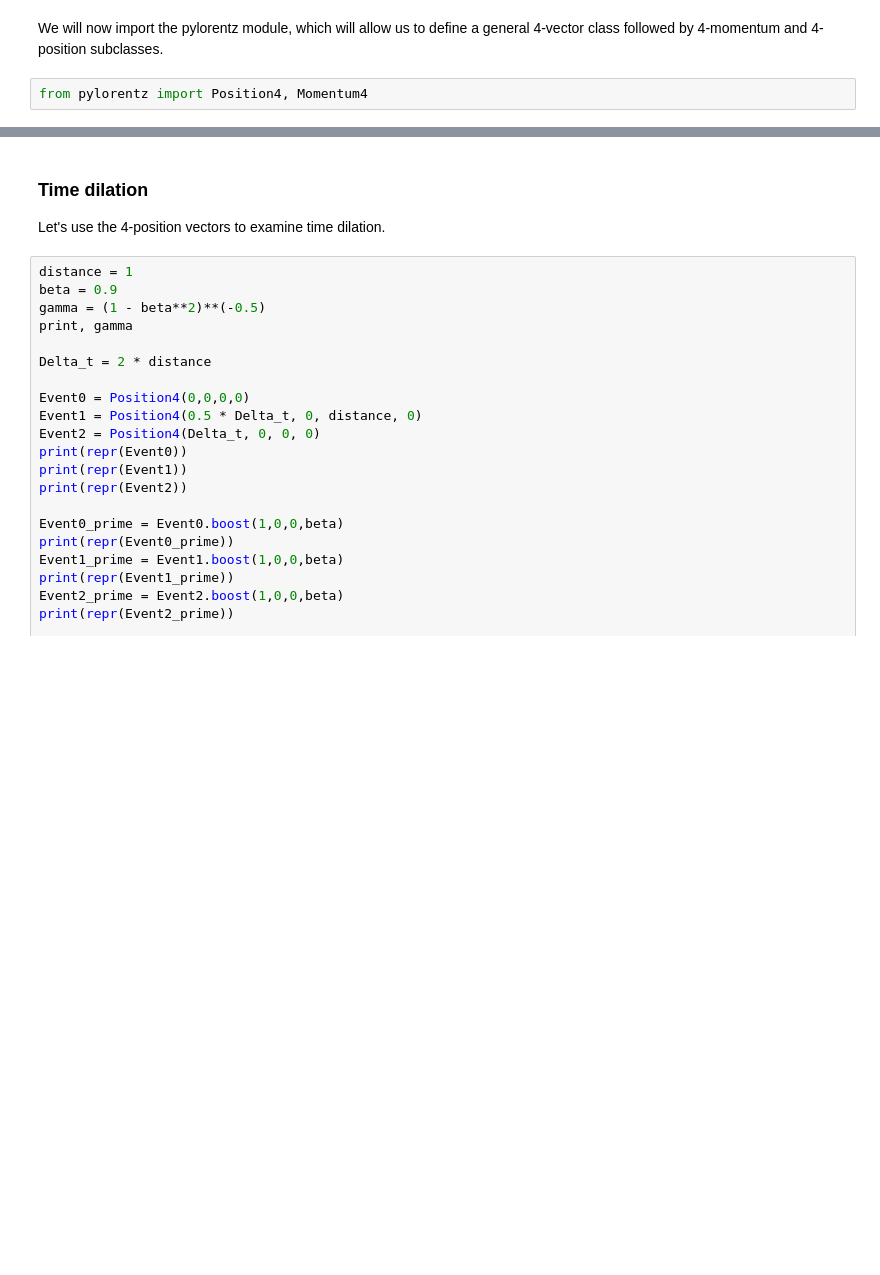
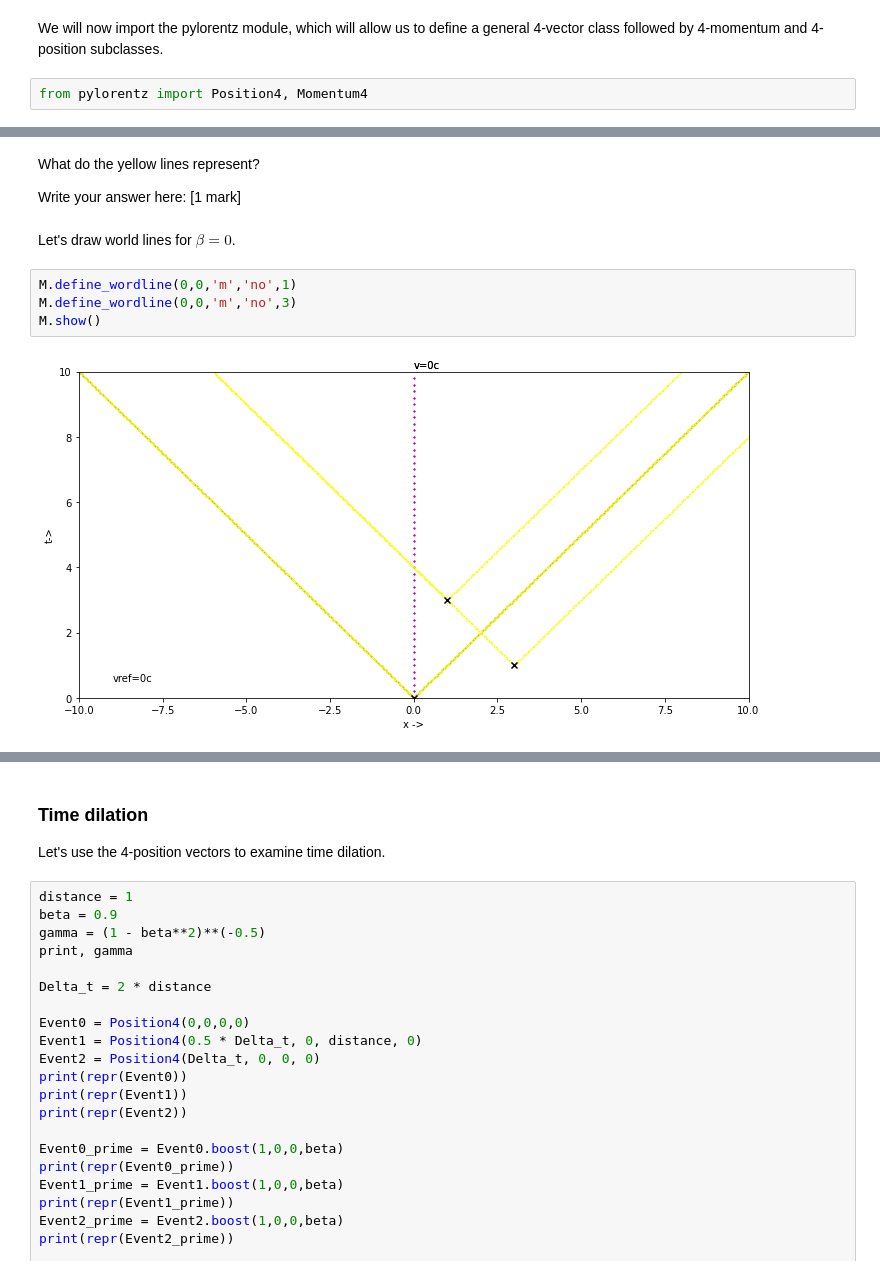
Before and after one commit to mealworm/PHYS3007, a Jupyter notebook: Lorentz.ipynb, the cells around one changed output, grey strips where cells are left out. Cells and saved outputs as stored; diff of their text form; blank space fills up the shorter version.

```diff
--- a/Lorentz.ipynb
+++ b/Lorentz.ipynb
@@ -34,0 +232,12 @@ from pylorentz import Position4, Momentum4
+# %% [markdown]
+What do the yellow lines represent?
+
+Write your answer here: [1 mark]
+# %% [markdown]
+Let's draw world lines for $\beta = 0$.
+# %%
+M.define_wordline(0,0,'m','no',1)
+M.define_wordline(0,0,'m','no',3)
+M.show()
+# %% [output]
+[figure, added]
```
Also changed, not shown: parts of 69 cells of this notebook.
